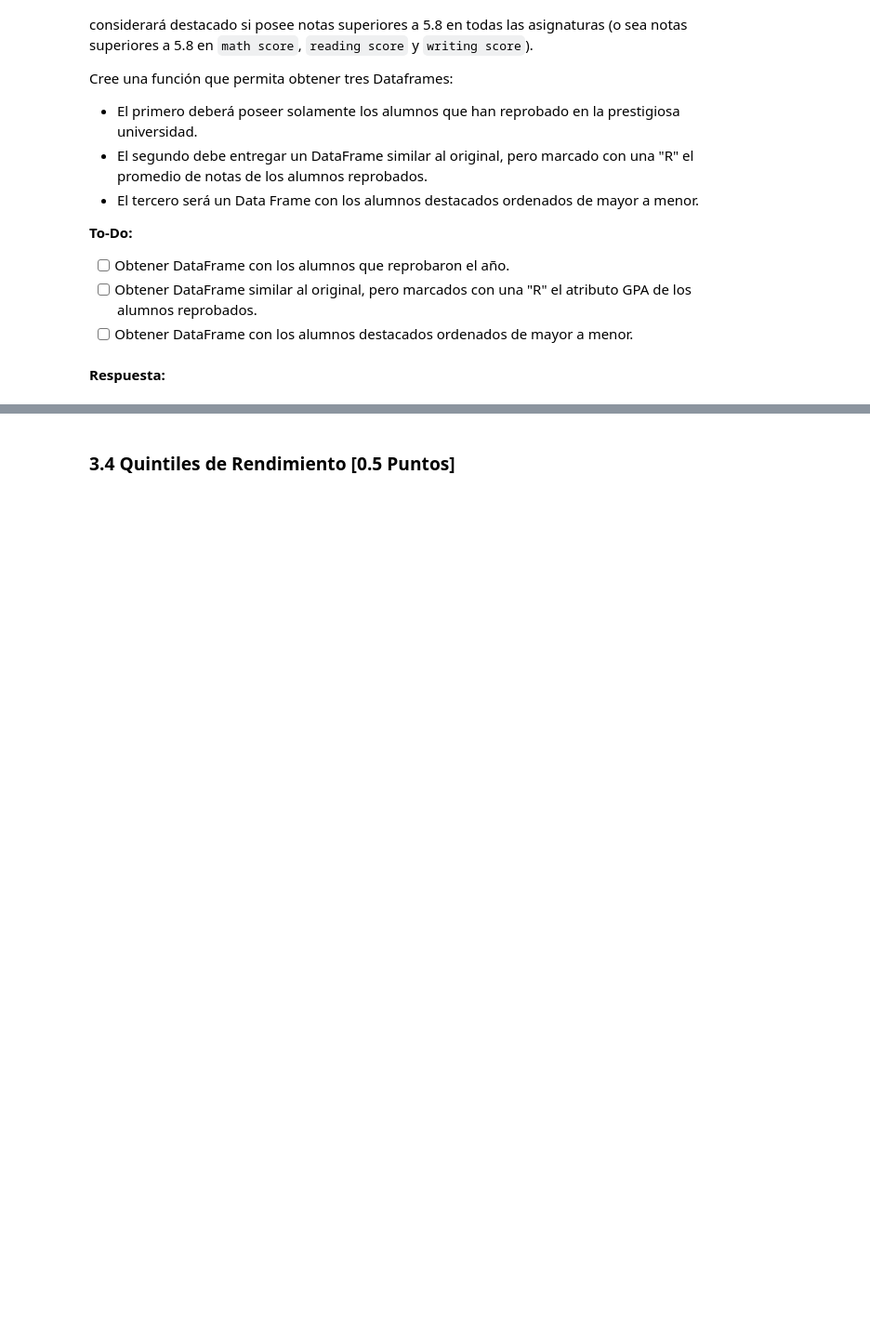
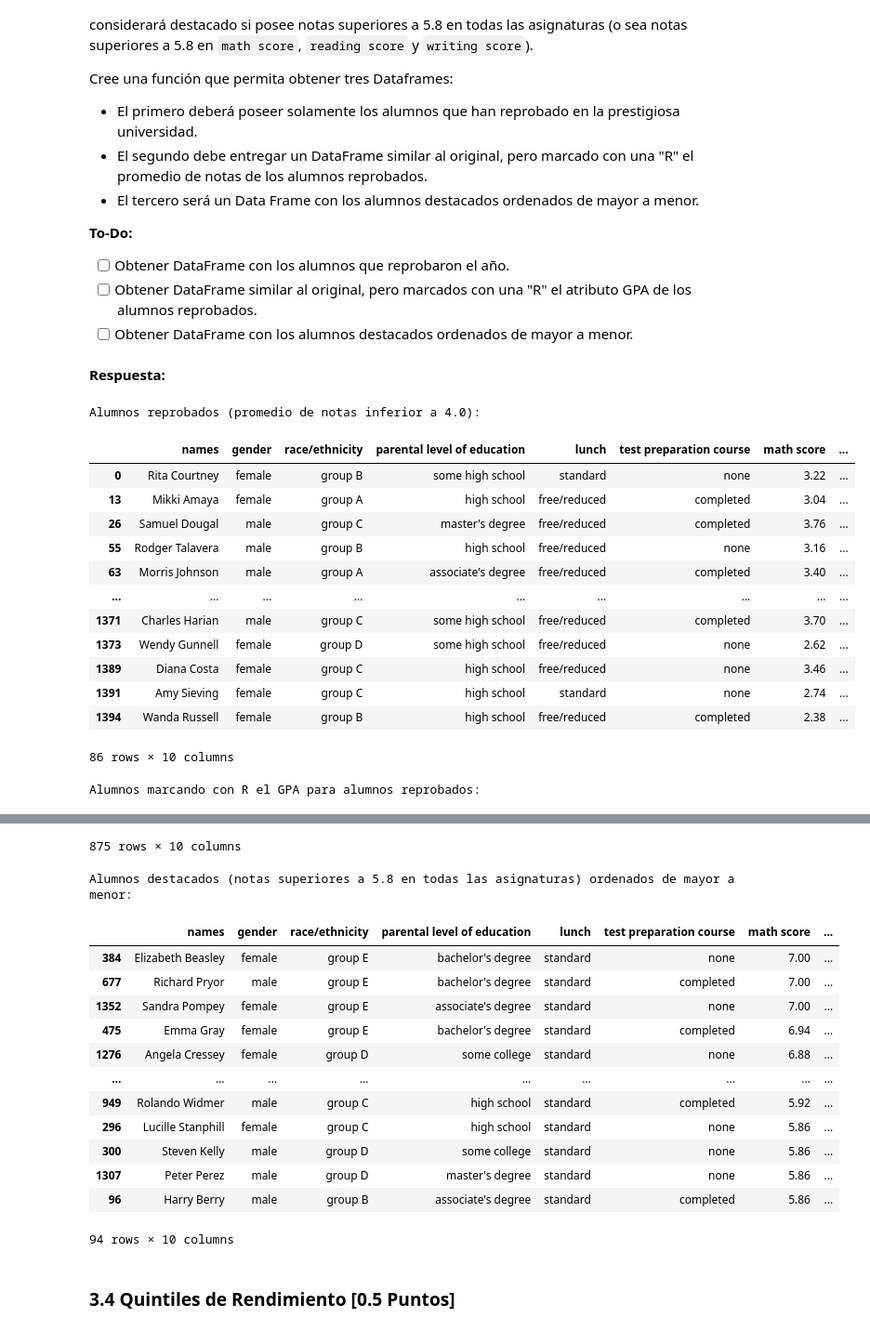
Before and after one commit to Joaquin-HS/MDS7202, a Jupyter notebook: lab3/Lab3.ipynb, the cells around one changed output, grey strips where cells are left out. Shown: that part at 93% size. Drawn from its saved outputs; the diff is of its cells as text; code cells hidden in the pictures; blank space fills up the shorter version.

```diff
--- a/lab3/Lab3.ipynb
+++ b/lab3/Lab3.ipynb
@@ -258 +528,10 @@ def alumnos_promedio(dataframe_in):
+# %%
+def alumnos_promedio(dataframe_in):
+    # Notas redondeadas al segundo decimal
+    dataframe_in[["math score", "reading score", "writing score"]] = dataframe_in[["math score", "reading score", "writing score"]].round(2)
+
+    # Se calcula el promedio de las tres notas, redondeado al segundo decimal
+    dataframe_in["GPA"] = dataframe_in[["math score", "reading score", "writing score"]].mean(axis=1).round(2)
+
+    return dataframe_in  # Se podría no haber retornado igual que antes. Este enfoque es distinto pero funciona igual.
 # %%
@@ -285,0 +564,42 @@ dataframe1, dataframe2, dataframe3 = reprobados_destacados(df_grades)
+# %%
+def reprobados_destacados(dataframe_in):
+    # Se identifican los alumnos reprobados (promedio de notas inferior a 4.0):
+    dataframe1 = dataframe_in[dataframe_in["GPA"] < 4.0]
+
+    # Se entrega un DataFrame similar al original, pero marcado con una "R" el promedio de notas de los alumnos reprobados:
+    dataframe2 = dataframe_in.copy()
+    dataframe2["GPA"] = dataframe2["GPA"].apply(lambda x: "R" if x < 4.0 else x)
+
+    # Se identifican los alumnos destacados (notas superiores a 5.8 en todas las asignaturas) ordenados de mayor a menor:
+    dataframe3 = dataframe_in[
+        (dataframe_in["math score"] > 5.8)
+        & (dataframe_in["reading score"] > 5.8)
+        & (dataframe_in["writing score"] > 5.8)
+    ].sort_values(by="GPA", ascending=False)
+
+    return dataframe1, dataframe2, dataframe3
+# %%
+dataframe1, dataframe2, dataframe3 = reprobados_destacados(df_grades)
+
+print("Alumnos reprobados (promedio de notas inferior a 4.0):")
+display(dataframe1)
+print("\nAlumnos marcando con R el GPA para alumnos reprobados:")
+display(dataframe2)
+print("\nAlumnos destacados (notas superiores a 5.8 en todas las asignaturas) ordenados de mayor a menor:")
+display(dataframe3)
+# %% [output]
+Alumnos reprobados (promedio de notas inferior a 4.0):
+|  | names | gender | race/ethnicity | parental level of education | lunch | test preparation course | math score | ... |
+| 0 | Rita Courtney | female | group B | some high school | standard | none | 3.22 | ... |
+| 13 | Mikki Amaya | female | group A | high school | free/reduced | completed | 3.04 | ... |
+| 26 | Samuel Dougal | male | group C | master's degree | free/reduced | completed | 3.76 | ... |
+| 55 | Rodger Talavera | male | group B | high school | free/reduced | none | 3.16 | ... |
+| 63 | Morris Johnson | male | group A | associate's degree | free/reduced | completed | 3.40 | ... |
+| ... | ... | ... | ... | ... | ... | ... | ... | ... |
+| 1371 | Charles Harian | male | group C | some high school | free/reduced | completed | 3.70 | ... |
+| 1373 | Wendy Gunnell | female | group D | some high school | free/reduced | none | 2.62 | ... |
+| 1389 | Diana Costa | female | group C | high school | free/reduced | none | 3.46 | ... |
+| 1391 | Amy Sieving | female | group C | high school | standard | none | 2.74 | ... |
+| 1394 | Wanda Russell | female | group B | high school | free/reduced | completed | 2.38 | ... |
+86 rows × 10 columns
+Alumnos marcando con R el GPA para alumnos reprobados:
@@ -286,3 +618,18 @@ dataframe1, dataframe2, dataframe3 = reprobados_destacados(df_grades)
+875 rows × 10 columns
+Alumnos destacados (notas superiores a 5.8 en todas las asignaturas) ordenados de mayor a menor:
+|  | names | gender | race/ethnicity | parental level of education | lunch | test preparation course | math score | ... |
+| 384 | Elizabeth Beasley | female | group E | bachelor's degree | standard | none | 7.00 | ... |
+| 677 | Richard Pryor | male | group E | bachelor's degree | standard | completed | 7.00 | ... |
+| 1352 | Sandra Pompey | female | group E | associate's degree | standard | none | 7.00 | ... |
+| 475 | Emma Gray | female | group E | bachelor's degree | standard | completed | 6.94 | ... |
+| 1276 | Angela Cressey | female | group D | some college | standard | none | 6.88 | ... |
+| ... | ... | ... | ... | ... | ... | ... | ... | ... |
+| 949 | Rolando Widmer | male | group C | high school | standard | completed | 5.92 | ... |
+| 296 | Lucille Stanphill | female | group C | high school | standard | none | 5.86 | ... |
+| 300 | Steven Kelly | male | group D | some college | standard | none | 5.86 | ... |
+| 1307 | Peter Perez | male | group D | master's degree | standard | none | 5.86 | ... |
+| 96 | Harry Berry | male | group B | associate's degree | standard | completed | 5.86 | ... |
+94 rows × 10 columns
 # %% [markdown]
 ### 3.4 Quintiles de Rendimiento [0.5 Puntos]
 # %% [markdown]
```
Also changed, not shown: parts of 48 cells of this notebook, 1 other file.
